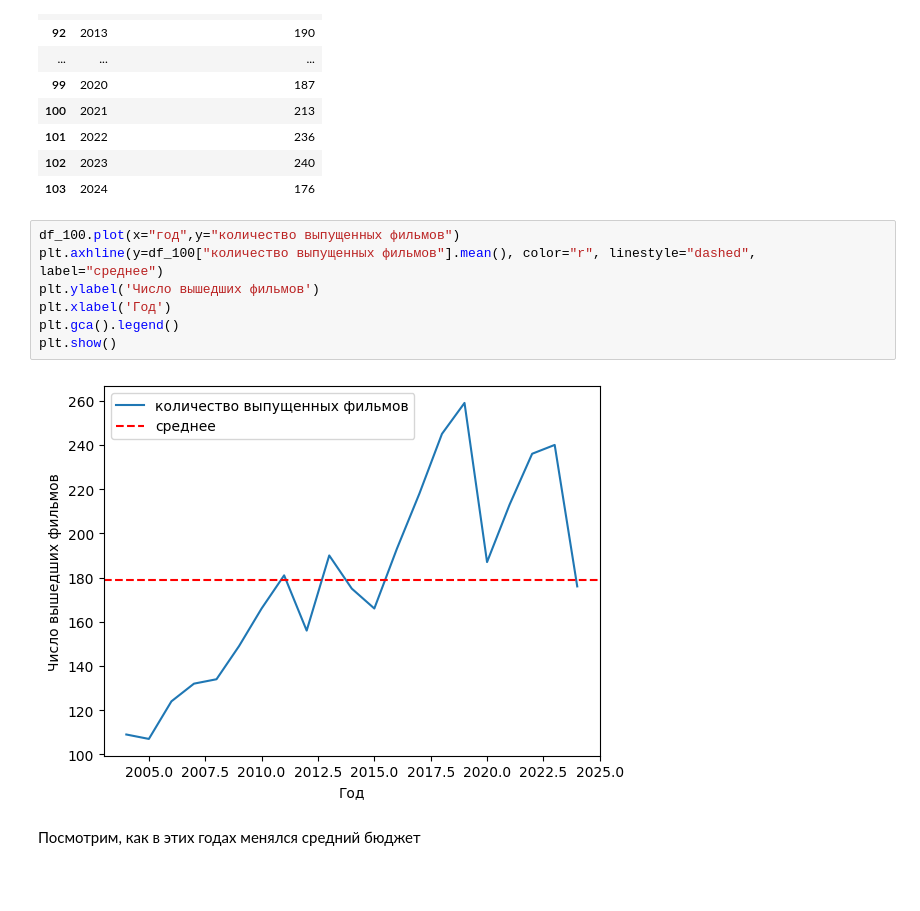
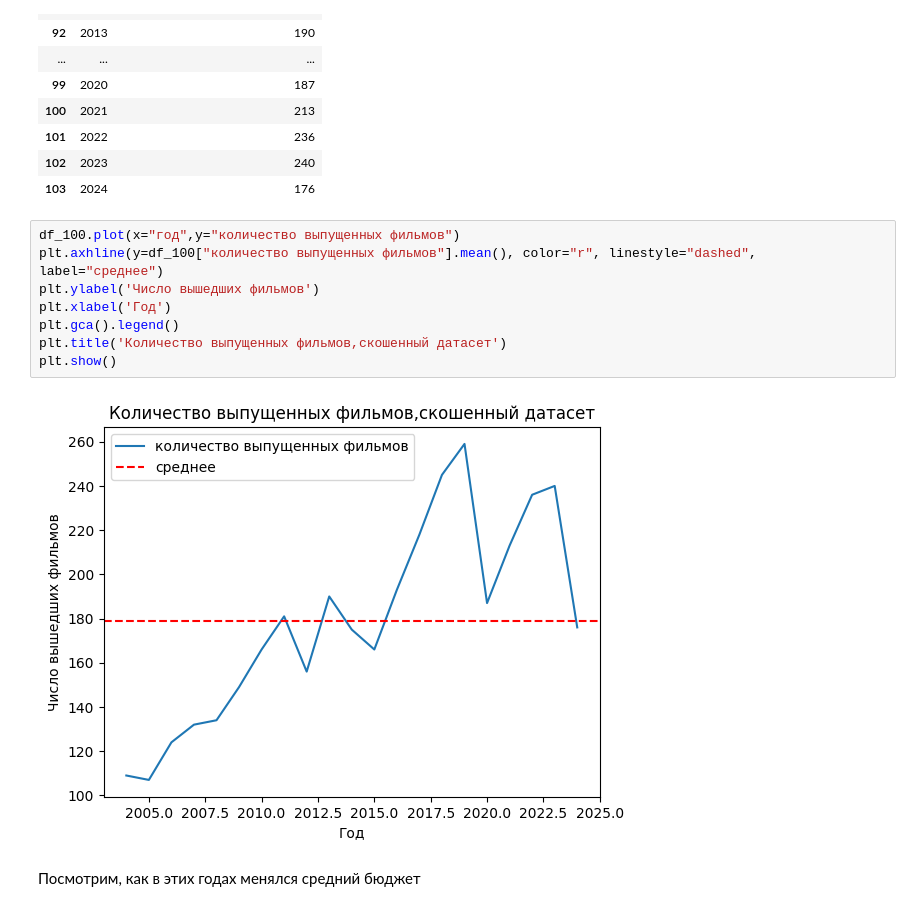
Before and after one commit to alburina/Andan-project-, a Jupyter notebook: graphics.ipynb, the cells around one changed output. Drawn from its saved outputs; the diff is of its cells as text; blank space fills up the shorter version.

```diff
--- a/graphics.ipynb
+++ b/graphics.ipynb
@@ -115,12 +116,13 @@ df_100
 # %%
 df_100.plot(x="год",y="количество выпущенных фильмов")
 plt.axhline(y=df_100["количество выпущенных фильмов"].mean(), color="r", linestyle="dashed", label="среднее")
 plt.ylabel('Число вышедших фильмов')
 plt.xlabel('Год')
 plt.gca().legend()
+plt.title('Количество выпущенных фильмов,скошенный датасет')
 plt.show()
 # %% [output]
-[figure, old version]
+[figure, new version]
 # %% [markdown]
 Посмотрим, как в этих годах менялся средний бюджет
 # %%
```
Also changed, not shown: parts of 9 cells of this notebook.
